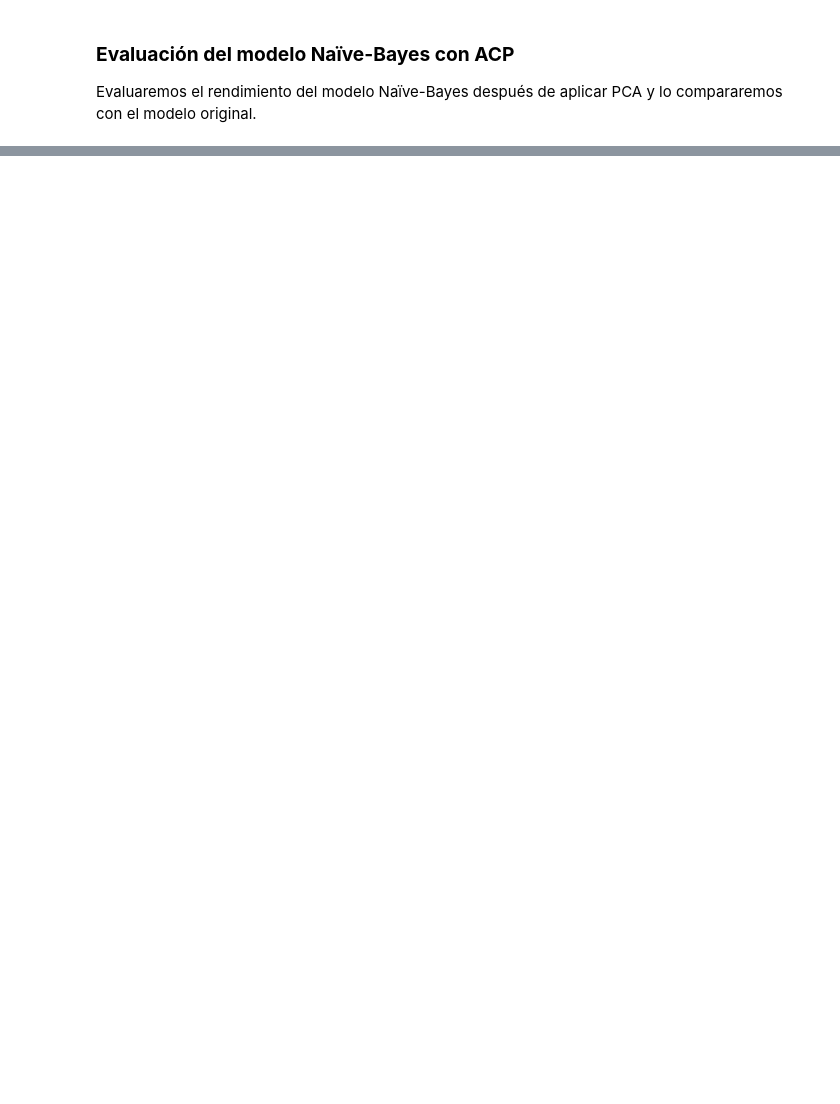
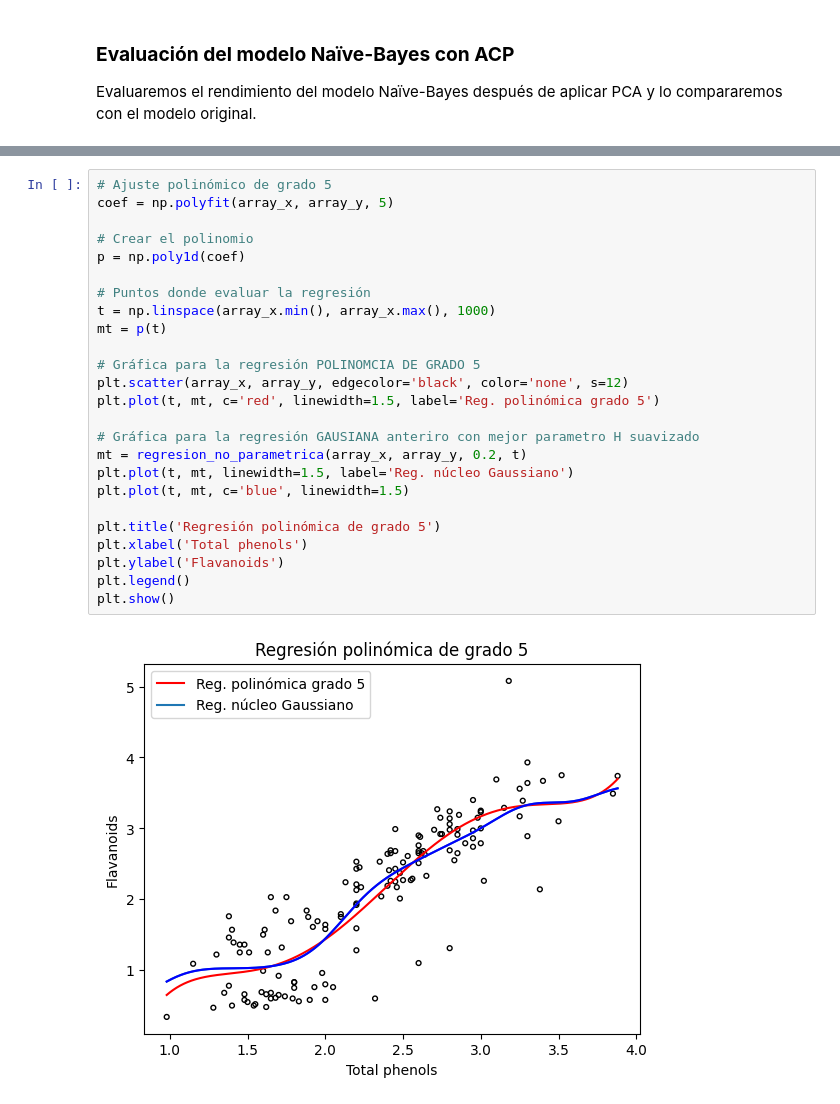
Before and after one commit to javierraneros-cell/Mineria_de_Datos-Actividad_Practica_UD3, a Jupyter notebook: Actividad_Práctica_UD3_Minería_de_Datos_e_IA_Corporativa.ipynb, the cells around one changed output, grey strips where cells are left out. Cells and saved outputs as stored; diff of their text form; blank space fills up the shorter version.

```diff
--- a/Actividad_Práctica_UD3_Minería_de_Datos_e_IA_Corporativa.ipynb
+++ b/Actividad_Práctica_UD3_Minería_de_Datos_e_IA_Corporativa.ipynb
@@ -494,0 +573,27 @@ Porcentaje de aciertos TOTALES sin PCA: 0.889
+# %%
+# Ajuste polinómico de grado 5
+coef = np.polyfit(array_x, array_y, 5)
+
+# Crear el polinomio
+p = np.poly1d(coef)
+
+# Puntos donde evaluar la regresión
+t = np.linspace(array_x.min(), array_x.max(), 1000)
+mt = p(t)
+
+# Gráfica para la regresión POLINOMCIA DE GRADO 5
+plt.scatter(array_x, array_y, edgecolor='black', color='none', s=12)
+plt.plot(t, mt, c='red', linewidth=1.5, label='Reg. polinómica grado 5')
+
+# Gráfica para la regresión GAUSIANA anteriro con mejor parametro H suavizado
+mt = regresion_no_parametrica(array_x, array_y, 0.2, t)
+plt.plot(t, mt, linewidth=1.5, label='Reg. núcleo Gaussiano')
+plt.plot(t, mt, c='blue', linewidth=1.5)
+
+plt.title('Regresión polinómica de grado 5')
+plt.xlabel('Total phenols')
+plt.ylabel('Flavanoids')
+plt.legend()
+plt.show()
+# %% [output]
+[figure, added]
```
Also changed, not shown: parts of 24 cells of this notebook.
